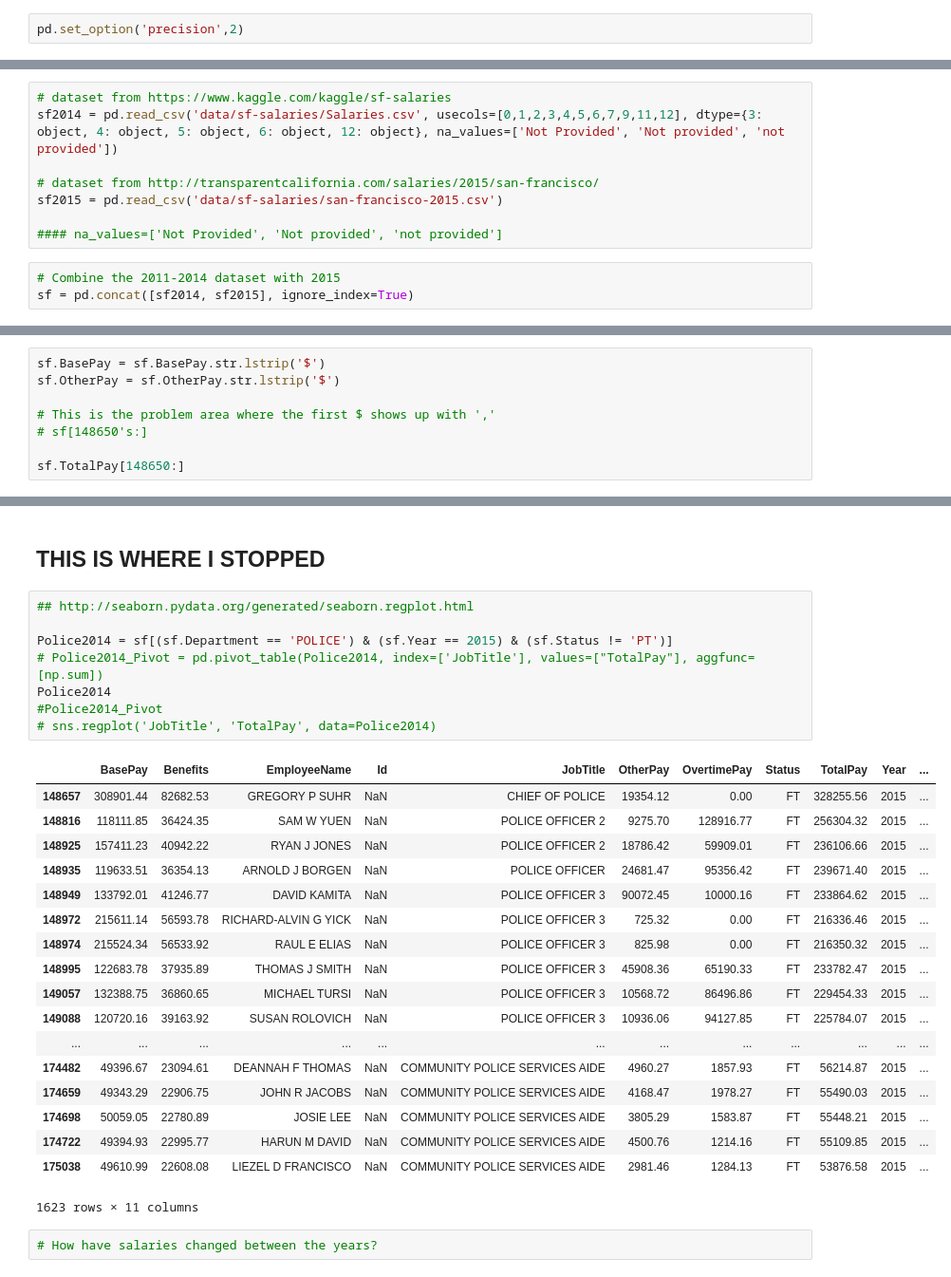
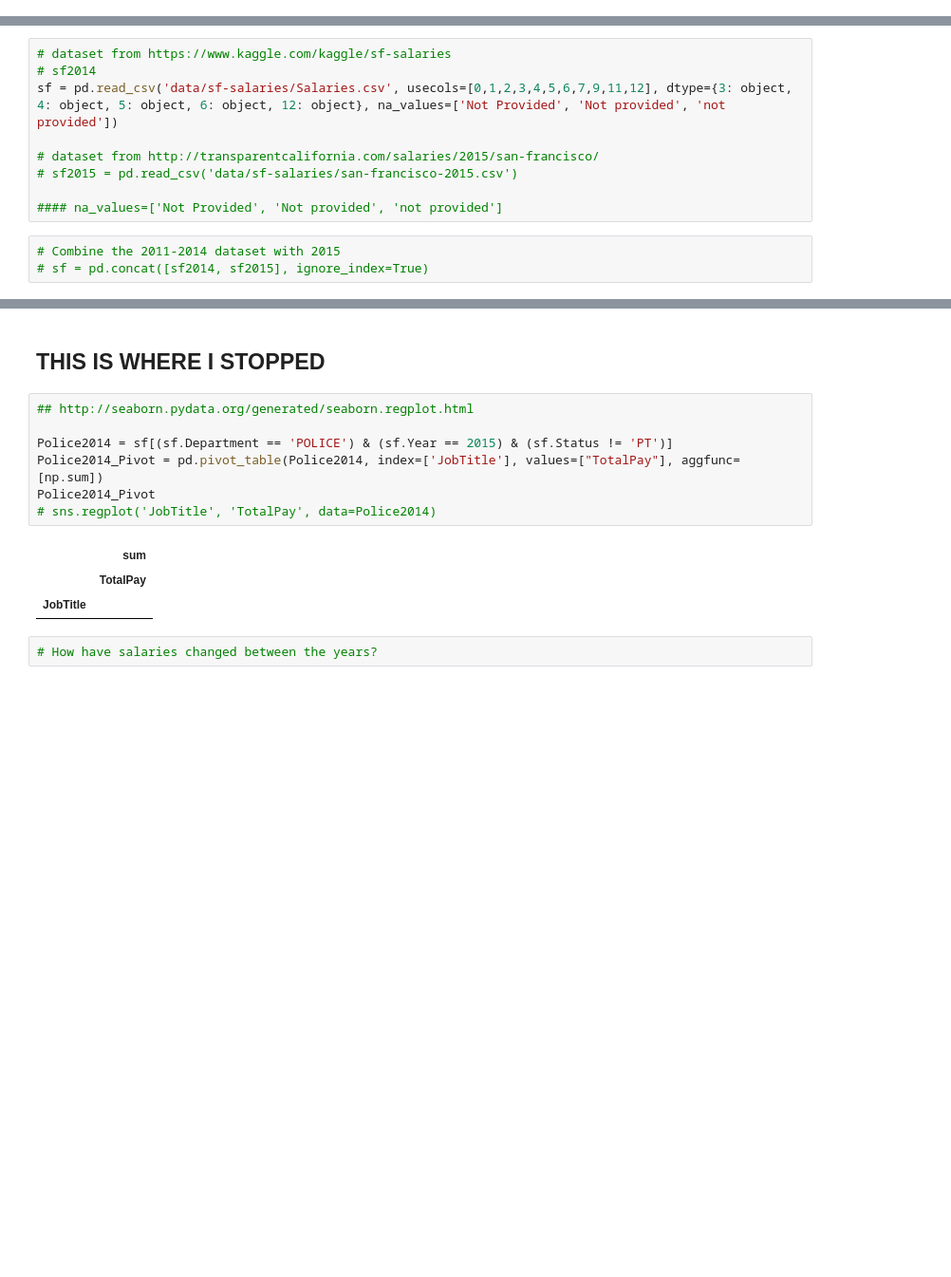
Before and after one commit to ababen/DataIntensive, a Jupyter notebook: Capstone/DataStory-SF.ipynb, the cells around one changed output, grey strips where cells are left out. Shown at 95% size. Drawn from its saved outputs; the diff is of its cells as text; blank space fills up the shorter version.

```diff
--- a/Capstone/DataStory-SF.ipynb
+++ b/Capstone/DataStory-SF.ipynb
@@ -1,5 +1,3 @@
 # %%
 import pandas as pd
 import numpy as np
-# %%
-pd.set_option('precision',2)
@@ -12,15 +18,16 @@ from ggplot import *
 import bokeh as bkh
 # %%
 # dataset from https://www.kaggle.com/kaggle/sf-salaries
-sf2014 = pd.read_csv('data/sf-salaries/Salaries.csv', usecols=[0,1,2,3,4,5,6,7,9,11,12], dtype={3: object, 4: object, 5: object, 6: object, 12: object}, na_values=['Not Provided', 'Not provided', 'not provided'])
+# sf2014
+sf = pd.read_csv('data/sf-salaries/Salaries.csv', usecols=[0,1,2,3,4,5,6,7,9,11,12], dtype={3: object, 4: object, 5: object, 6: object, 12: object}, na_values=['Not Provided', 'Not provided', 'not provided'])
 
 # dataset from http://transparentcalifornia.com/salaries/2015/san-francisco/
-sf2015 = pd.read_csv('data/sf-salaries/san-francisco-2015.csv')
+# sf2015 = pd.read_csv('data/sf-salaries/san-francisco-2015.csv')
 
 #### na_values=['Not Provided', 'Not provided', 'not provided']
 # %%
 # Combine the 2011-2014 dataset with 2015
-sf = pd.concat([sf2014, sf2015], ignore_index=True)
+# sf = pd.concat([sf2014, sf2015], ignore_index=True)
 # %% [markdown]
 
 ## Defination of the columns:
@@ -155,11 +124,3 @@ dtype: int64
 From reading on the website (where I pulled the dataset) I already saw that there records with zero BasePay, but instead amounts appear in OtherPay and TotalPay, thus 605 null BasePay records does not suprise me.
 
 For Id column I already know that the sf2015 dataset doesnt have an Id column.
-# %%
-sf.BasePay = sf.BasePay.str.lstrip('$')
-sf.OtherPay = sf.OtherPay.str.lstrip('$')
-
-# This is the problem area where the first $ shows up with ','
-# sf[148650's:]
-
-sf.TotalPay[148650:]
@@ -398,30 +363,14 @@ In the above table we can see the total of pay, average pay and count per Depart
 # %%
 ## http://seaborn.pydata.org/generated/seaborn.regplot.html
 
 Police2014 = sf[(sf.Department == 'POLICE') & (sf.Year == 2015) & (sf.Status != 'PT')]
-# Police2014_Pivot = pd.pivot_table(Police2014, index=['JobTitle'], values=["TotalPay"], aggfunc=[np.sum])
-Police2014
-#Police2014_Pivot
+Police2014_Pivot = pd.pivot_table(Police2014, index=['JobTitle'], values=["TotalPay"], aggfunc=[np.sum])
+Police2014_Pivot
 # sns.regplot('JobTitle', 'TotalPay', data=Police2014)
 # %% [output]
-|  | BasePay | Benefits | EmployeeName | Id | JobTitle | OtherPay | OvertimePay | Status | TotalPay | Year | ... |
-| 148657 | 308901.44 | 82682.53 | GREGORY P SUHR | NaN | CHIEF OF POLICE | 19354.12 | 0.00 | FT | 328255.56 | 2015 | ... |
-| 148816 | 118111.85 | 36424.35 | SAM W YUEN | NaN | POLICE OFFICER 2 | 9275.70 | 128916.77 | FT | 256304.32 | 2015 | ... |
-| 148925 | 157411.23 | 40942.22 | RYAN J JONES | NaN | POLICE OFFICER 2 | 18786.42 | 59909.01 | FT | 236106.66 | 2015 | ... |
-| 148935 | 119633.51 | 36354.13 | ARNOLD J BORGEN | NaN | POLICE OFFICER | 24681.47 | 95356.42 | FT | 239671.40 | 2015 | ... |
-| 148949 | 133792.01 | 41246.77 | DAVID KAMITA | NaN | POLICE OFFICER 3 | 90072.45 | 10000.16 | FT | 233864.62 | 2015 | ... |
-| 148972 | 215611.14 | 56593.78 | RICHARD-ALVIN G YICK | NaN | POLICE OFFICER 3 | 725.32 | 0.00 | FT | 216336.46 | 2015 | ... |
-| 148974 | 215524.34 | 56533.92 | RAUL E ELIAS | NaN | POLICE OFFICER 3 | 825.98 | 0.00 | FT | 216350.32 | 2015 | ... |
-| 148995 | 122683.78 | 37935.89 | THOMAS J SMITH | NaN | POLICE OFFICER 3 | 45908.36 | 65190.33 | FT | 233782.47 | 2015 | ... |
-| 149057 | 132388.75 | 36860.65 | MICHAEL TURSI | NaN | POLICE OFFICER 3 | 10568.72 | 86496.86 | FT | 229454.33 | 2015 | ... |
-| 149088 | 120720.16 | 39163.92 | SUSAN ROLOVICH | NaN | POLICE OFFICER 3 | 10936.06 | 94127.85 | FT | 225784.07 | 2015 | ... |
-| ... | ... | ... | ... | ... | ... | ... | ... | ... | ... | ... | ... |
-| 174482 | 49396.67 | 23094.61 | DEANNAH F THOMAS | NaN | COMMUNITY POLICE SERVICES AIDE | 4960.27 | 1857.93 | FT | 56214.87 | 2015 | ... |
-| 174659 | 49343.29 | 22906.75 | JOHN R JACOBS | NaN | COMMUNITY POLICE SERVICES AIDE | 4168.47 | 1978.27 | FT | 55490.03 | 2015 | ... |
-| 174698 | 50059.05 | 22780.89 | JOSIE LEE | NaN | COMMUNITY POLICE SERVICES AIDE | 3805.29 | 1583.87 | FT | 55448.21 | 2015 | ... |
-| 174722 | 49394.93 | 22995.77 | HARUN M DAVID | NaN | COMMUNITY POLICE SERVICES AIDE | 4500.76 | 1214.16 | FT | 55109.85 | 2015 | ... |
-| 175038 | 49610.99 | 22608.08 | LIEZEL D FRANCISCO | NaN | COMMUNITY POLICE SERVICES AIDE | 2981.46 | 1284.13 | FT | 53876.58 | 2015 | ... |
+|  | sum |
+|  | TotalPay |
+| JobTitle |  |
-1623 rows × 11 columns
 # %%
 # How have salaries changed between the years?
 # %%
```
Also changed, not shown: parts of 25 cells of this notebook.
